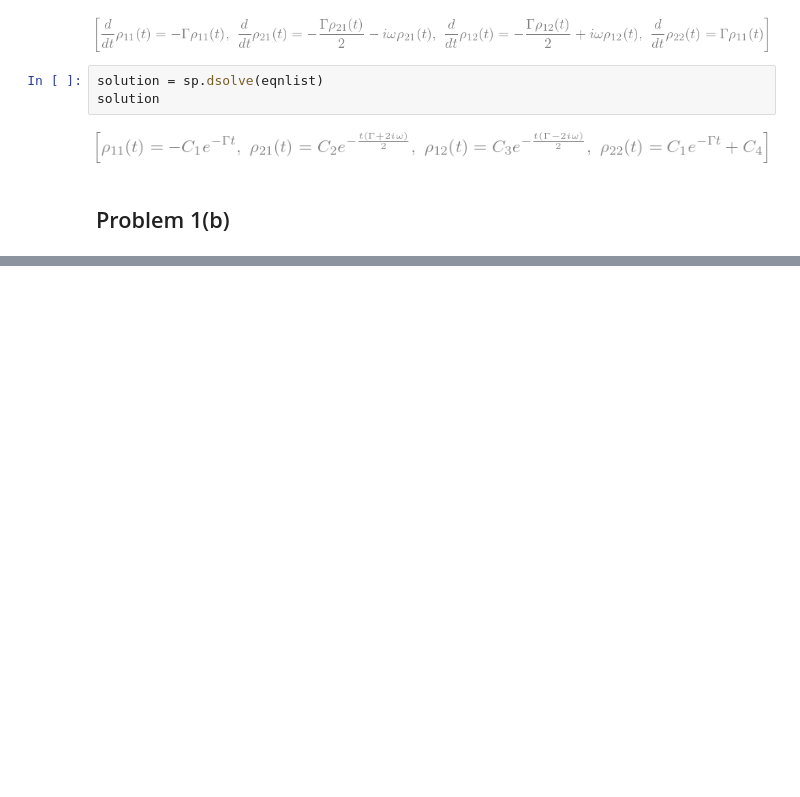
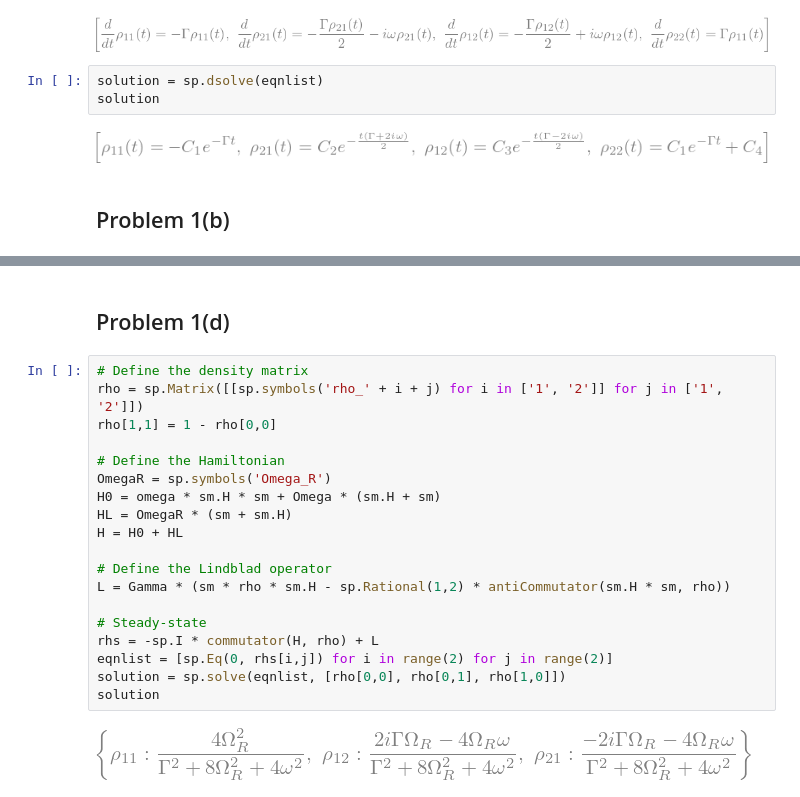
Before and after one commit to christianlange196/fall2023-chm696, a Jupyter notebook: assn4/assn4.ipynb, the cells around one changed output, grey strips where cells are left out. Drawn from its saved outputs; the diff is of its cells as text; blank space fills up the shorter version.

```diff
--- a/assn4/assn4.ipynb
+++ b/assn4/assn4.ipynb
@@ -69,0 +89,23 @@ solution
+# %% [markdown]
+## Problem 1(d)
+# %%
+# Define the density matrix
+rho = sp.Matrix([[sp.symbols('rho_' + i + j) for i in ['1', '2']] for j in ['1', '2']])
+rho[1,1] = 1 - rho[0,0]
+
+# Define the Hamiltonian
+OmegaR = sp.symbols('Omega_R')
+H0 = omega * sm.H * sm + Omega * (sm.H + sm)
+HL = OmegaR * (sm + sm.H)
+H = H0 + HL
+
+# Define the Lindblad operator
+L = Gamma * (sm * rho * sm.H - sp.Rational(1,2) * antiCommutator(sm.H * sm, rho))
+
+# Steady-state
+rhs = -sp.I * commutator(H, rho) + L
+eqnlist = [sp.Eq(0, rhs[i,j]) for i in range(2) for j in range(2)]
+solution = sp.solve(eqnlist, [rho[0,0], rho[0,1], rho[1,0]])
+solution
+# %% [output]
+[figure, added]
```
Also changed, not shown: parts of 14 cells of this notebook.
